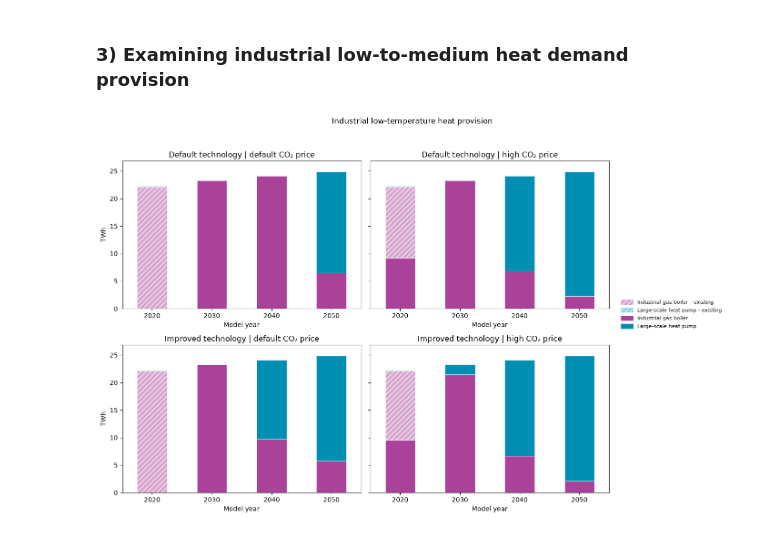
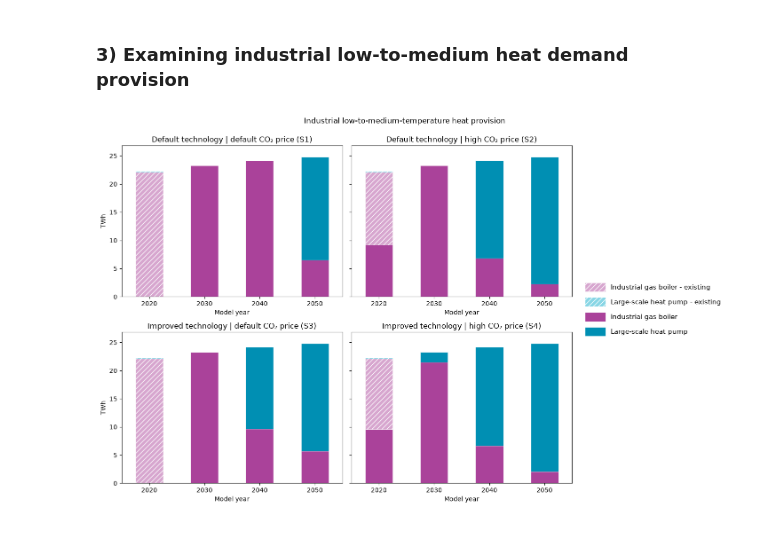
Before and after one commit to nzuijder/PyPSA_Dutch_EnergySystem, a Jupyter notebook: FinalModel/visualisations copy.ipynb, the cells around one changed output. Saved outputs shown, nothing was run; the diff lists cells and outputs as text; code cells hidden in the pictures.

Commit message:
updated visualisations notebook

```diff
--- a/FinalModel/visualisations copy.ipynb
+++ b/FinalModel/visualisations copy.ipynb
@@ -27,10 +27,10 @@ years = [2020, 2030, 2040, 2050]
 RESULTS_DIR = Path("results/temporal_scenarios")
 SCENARIOS = ["default_tech_low_carbon", "default_tech_high_carbon", "improved_tech_low_carbon", "improved_tech_high_carbon"]
 LABELS = {
-    "default_tech_low_carbon": "Default technology | default CO₂ price",
-    "default_tech_high_carbon": "Default technology | high CO₂ price",
-    "improved_tech_low_carbon": "Improved technology | default CO₂ price",
-    "improved_tech_high_carbon": "Improved technology | high CO₂ price",
+    "default_tech_low_carbon": "Default technology | default CO₂ price (S1)",
+    "default_tech_high_carbon": "Default technology | high CO₂ price (S2)",
+    "improved_tech_low_carbon": "Improved technology | default CO₂ price (S3)",
+    "improved_tech_high_carbon": "Improved technology | high CO₂ price (S4)",
 }
 
 networks = {}
@@ -51,7 +238,7 @@ INFO:pypsa.network.io:Imported network 'improved_tech_high_carbon' has buses, ca
 # %% [markdown]
 ### 3) Examining industrial low-to-medium heat demand provision
 # %%
-def plot_ltp_heat(networks, scenarios, labels, palette=None):
+def plot_ltp_heat(networks, scenarios, labels):
     """Extract annual LTP heat supply and plot four stacked-bar panels."""
     if len(scenarios) != 4:
         raise ValueError("Select exactly four scenarios for the 2×2 chart.")
@@ -126,35 +313,39 @@ def plot_ltp_heat(networks, scenarios, labels, palette=None):
 
         ax.set_title(labels[scenario])
         ax.set_xlabel("Model year")
         ax.set_ylabel("TWh")
         ax.set_ylim(0, max_supply * 1.08)  # added so the 2050 bar does not touch the top
         ax.grid(False)
 
     # 3. Add one shared legend, with existing technologies listed first.
     legend_order = sorted(
         technologies,
         key=lambda c: (not c.endswith(" - existing"), c.lower()),
     )
     fig.legend(
         handles=[
             Patch(
                 facecolor=colors.get(c, "#B0B5BC"), edgecolor="white",
                 linewidth=0.4,
                 hatch="///" if c.endswith(" - existing") else None,
                 label=c,
             )
             for c in legend_order
         ],
-        loc="center left", bbox_to_anchor=(0.82, 0.5),
-        frameon=False, fontsize=8, handlelength=2.5, handleheight=1.2,
+        loc="center left", bbox_to_anchor=(0.78, 0.5),
+        frameon=False,
+        fontsize=11,
+        handlelength=3.0,
+        handleheight=1.6,
+        labelspacing=0.9,
     )
-    fig.suptitle("Industrial low-temperature heat provision")
-    fig.tight_layout(rect=[0, 0, 0.82, 0.95])
+    fig.tight_layout(rect=[0, 0, 0.78, 0.95])  # was 0.82, leaves room for the larger legend
+    fig.suptitle("Industrial low-to-medium-temperature heat provision")
     plt.show()
     return fig, axes
 
 
 # Reuse the loaded networks and scenario labels; produce the chart.
 fig, axes = plot_ltp_heat(networks, SCENARIOS, LABELS)
 # %% [output]
-[figure, old version]
+[figure, new version]
```
Also changed, not shown: parts of 8 cells of this notebook, 4 other files.
